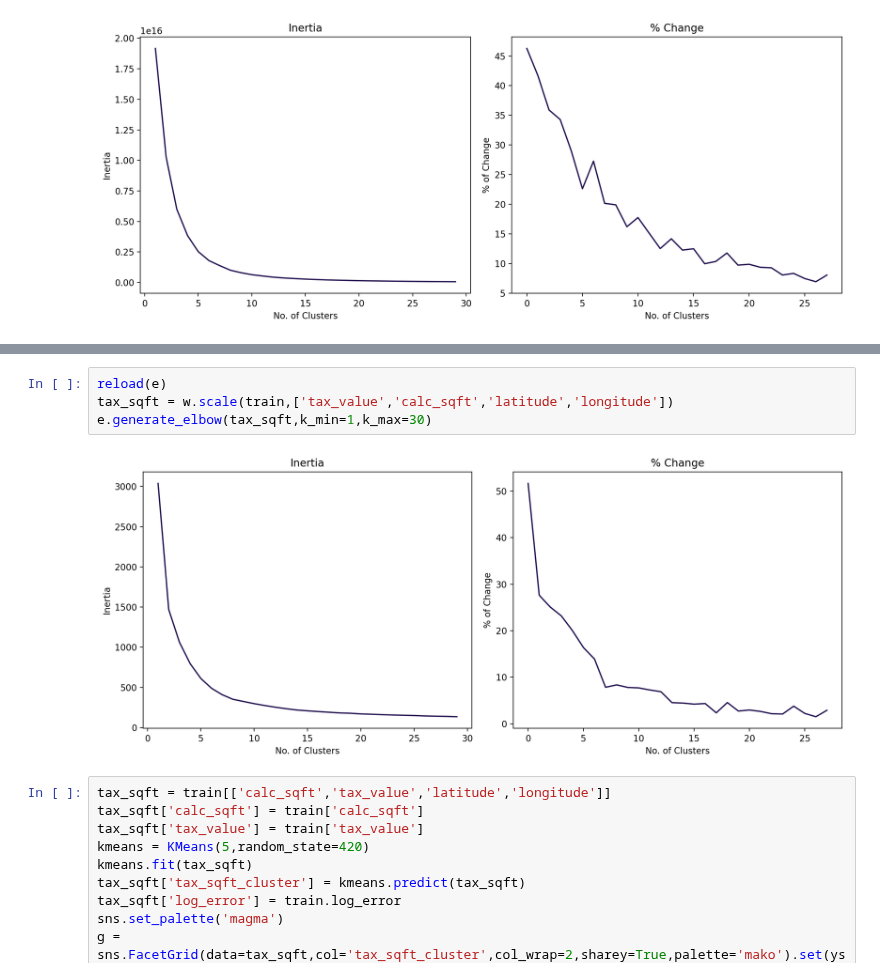
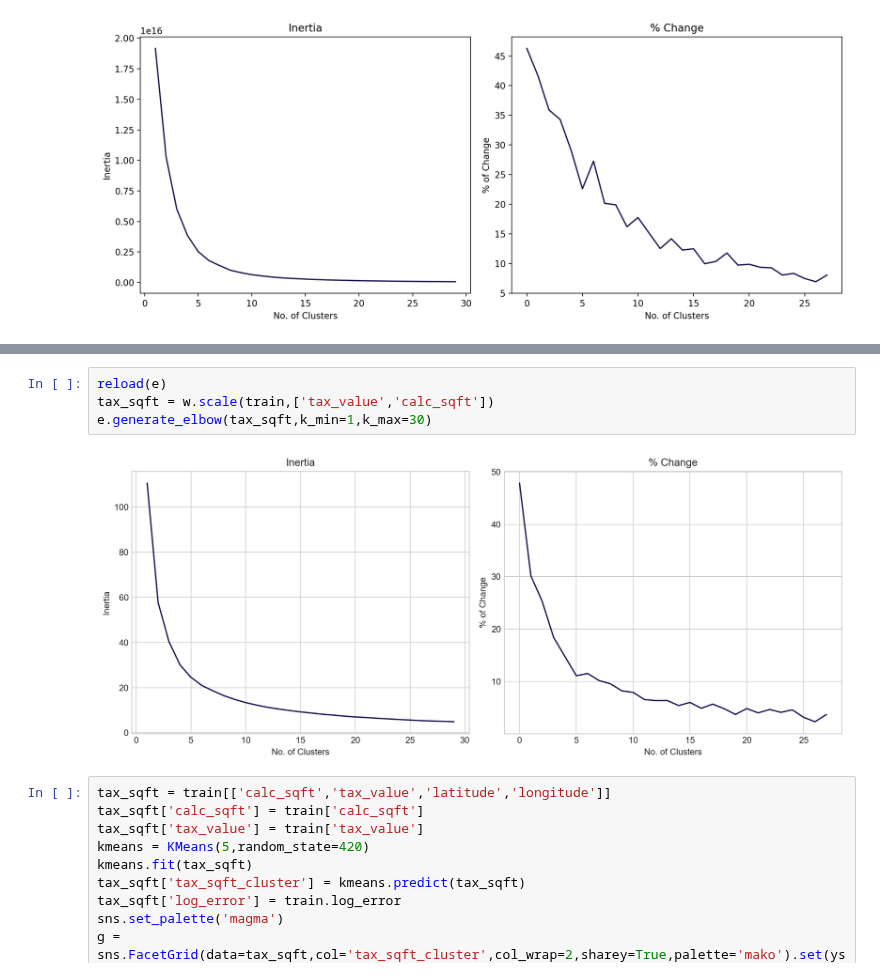
Before and after one commit to L-G-B-Team/clustering-project, a Jupyter notebook: woody_explore.ipynb, the cells around one changed output, grey strips where cells are left out. Drawn from its saved outputs; the diff is of its cells as text.

```diff
--- a/woody_explore.ipynb
+++ b/woody_explore.ipynb
@@ -87,10 +87,10 @@ transaction_date          0
 dtype: int64
 # %%
 reload(e)
-tax_sqft = w.scale(train,['tax_value','calc_sqft','latitude','longitude'])
+tax_sqft = w.scale(train,['tax_value','calc_sqft'])
 e.generate_elbow(tax_sqft,k_min=1,k_max=30)
 # %% [output]
-[figure, old version]
+[figure, new version]
 # %%
 tax_sqft = train[['calc_sqft','tax_value','latitude','longitude']]
 tax_sqft['calc_sqft'] = train['calc_sqft']
```
Also changed, not shown: parts of 2 cells of this notebook, 1 other file.
